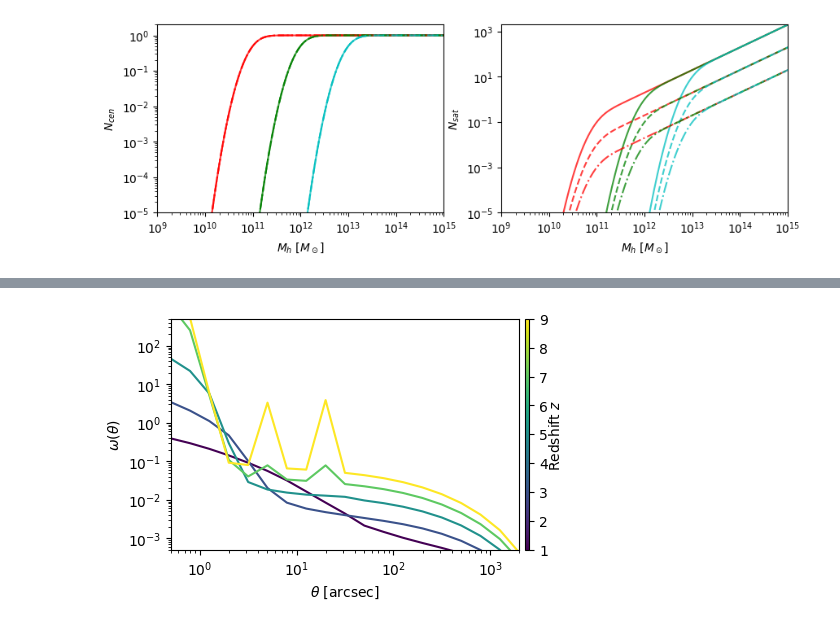
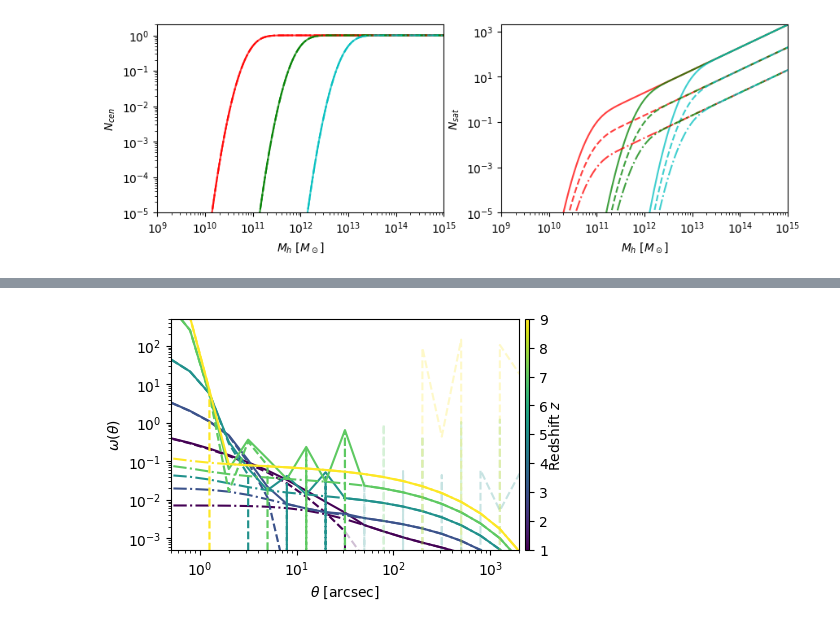
Before and after one commit to Ferr013/HOD, a Jupyter notebook: test_note.ipynb, the cells around one changed output, grey strips where cells are left out. Drawn from its saved outputs; the diff is of its cells as text; code cells hidden in the pictures.

```diff
--- a/test_note.ipynb
+++ b/test_note.ipynb
@@ -353,5 +356,5 @@ plt.show()
 # %%
-SHOW_HALO_TERMS = 0
+SHOW_HALO_TERMS = 1
 _color_ = iter(cm.viridis(np.linspace(0,1,5)))
 
 _o1 = np.copy(o1_1)
@@ -397,34 +400,34 @@ _col_ = next(_color_)
 ax.plot(th_arr, _o7+o2_7, c = _col_, ls = '-')
 if SHOW_HALO_TERMS:
     ax.plot(th_arr, _o7     , c = _col_, ls = '--')
     ax.plot(th_arr, o2_7    , c = _col_, ls = '-.')
     ax.plot(th_arr, o1_7    , c = _col_, ls = '--', alpha=0.25)
 
 _col_ = next(_color_)
 ax.plot(th_arr, _o9+o2_9, c = _col_, ls = '-')
 if SHOW_HALO_TERMS:
     ax.plot(th_arr, _o9     , c = _col_, ls = '--')
     ax.plot(th_arr, o2_9    , c = _col_, ls = '-.')
     ax.plot(th_arr, o1_9    , c = _col_, ls = '--', alpha=0.25)
 
 p0 = ax.get_position().get_points().flatten()
 ax_cbar = fig.add_axes([0.912, 0.11, 0.01, 0.77])
 norm = NormColor(vmin=1,vmax=9)
 s_m = cm.ScalarMappable(cmap=cm.viridis, norm=norm)
 s_m.set_array([])
 cbar = plt.colorbar(s_m, cax=ax_cbar)
 cbar.set_label(r'Redshift $z$', labelpad=0)
 
 ax.set_xscale('log')
 ax.set_yscale('log')
 ax.set_xlim((0.5,2e3))
 ax.set_ylim((5e-4, 5e2))
 ax.set_xlabel(r'$\theta$ [arcsec]')
 ax.set_ylabel(r'$\omega$($\theta$)')
 # plt.legend()
 plt.show()
 # %% [output]
-[figure, old version]
+[figure, new version]
 # %%
 z = 7
 data = [(z-0.2, 1/3),(z, 1/3),(z+0.2, 1/3)]
```
Also changed, not shown: parts of 18 cells of this notebook, 1 other file.
